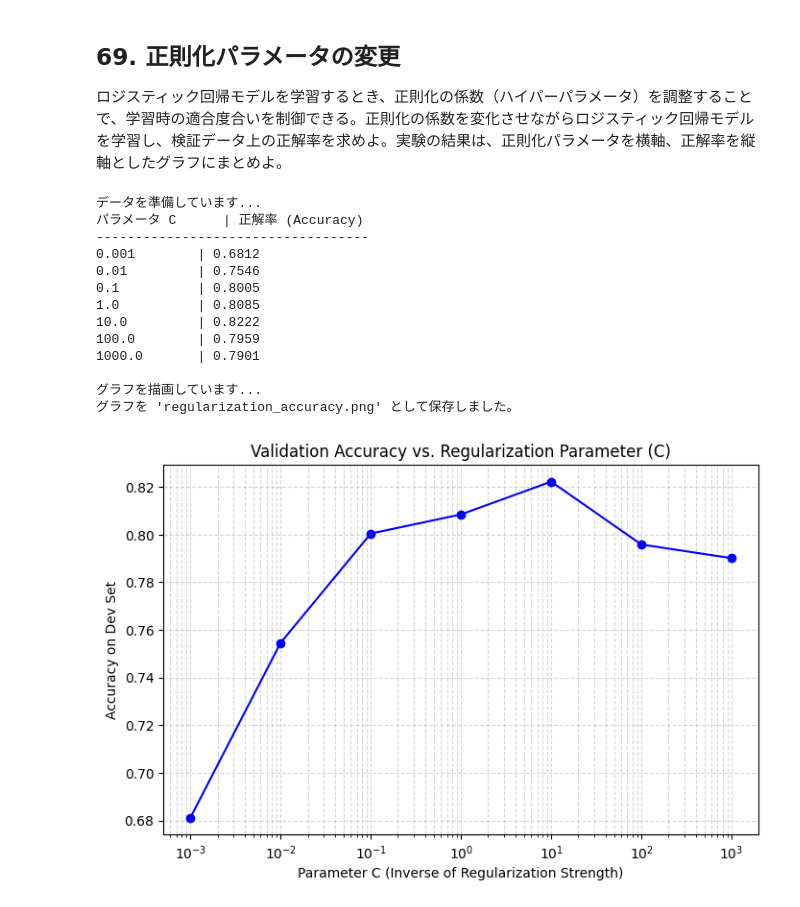
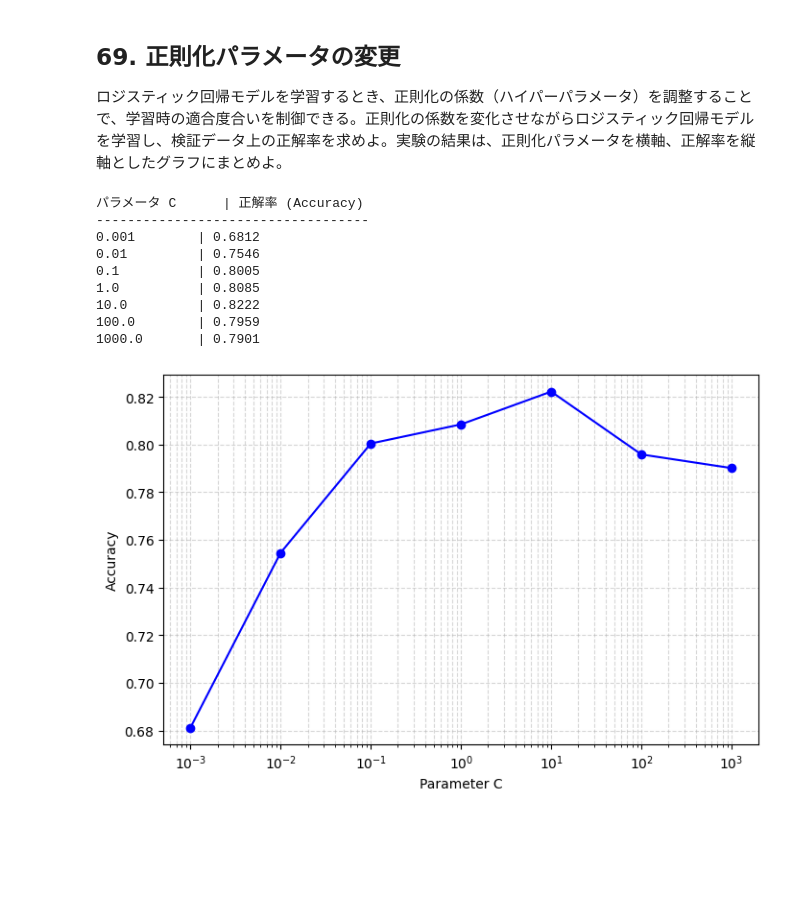
Before and after one commit to 291u7/nlp100_2025, a Jupyter notebook: ja/ch07.ipynb, the cells around one changed output. Saved outputs shown, nothing was run; the diff lists cells and outputs as text; code cells hidden in the pictures; blank space fills up the shorter version.

```diff
--- a/ja/ch07.ipynb
+++ b/ja/ch07.ipynb
@@ -563,20 +435,4 @@ def process_tsv_to_bow(file_path):
 # %%
-data_dir = "SST-2"
-train_path = os.path.join(data_dir, "train.tsv")
-dev_path = os.path.join(data_dir, "dev.tsv")
-
-# 1. データの読み込みとベクトル化
-print("データを準備しています...")
-train_data_list = process_tsv_to_bow(train_path)
-dev_data_list = process_tsv_to_bow(dev_path)
-
-vectorizer = DictVectorizer(sparse=True)
-X_train = vectorizer.fit_transform([d['feature'] for d in train_data_list])
-y_train = [d['label'] for d in train_data_list]
-
-X_dev = vectorizer.transform([d['feature'] for d in dev_data_list])
-y_dev = [d['label'] for d in dev_data_list]
-
 # 2. 実験する正則化パラメータ(C)のリストを設定（対数スケールで広く探索）
 c_values = [0.001, 0.01, 0.1, 1.0, 10.0, 100.0, 1000.0]
 accuracies = []
@@ -596,34 +452,7 @@ for c in c_values:
     accuracies.append(acc)
 
     print(f"{c:<12} | {acc:.4f}")
-
-print("\nグラフを描画しています...")
-
-# 4. matplotlibを用いてグラフを描画
-plt.figure(figsize=(8, 5))
-
-# マーカー付きの折れ線グラフ
-plt.plot(c_values, accuracies, marker='o', linestyle='-', color='b')
-
-# 横軸（パラメータ C）は桁数が大きく変わるため、対数スケール(log)に設定
-plt.xscale('log')
-
-# 日本語環境での文字化けを防ぐため、英語でラベルを設定
-plt.title('Validation Accuracy vs. Regularization Parameter (C)')
-plt.xlabel('Parameter C (Inverse of Regularization Strength)')
-plt.ylabel('Accuracy on Dev Set')
-
-# グリッド線を表示して見やすくする
-plt.grid(True, which="both", ls="--", alpha=0.5)
-
-# グラフの保存と表示
-plt.savefig("regularization_accuracy.png")
-print("グラフを 'regularization_accuracy.png' として保存しました。")
-
-# ウィンドウでグラフを表示（Jupyter等でも表示されます）
-plt.show()
 # %% [output]
-データを準備しています...
 パラメータ C      | 正解率 (Accuracy)
 -----------------------------------
 0.001        | 0.6812
@@ -633,7 +462,24 @@ plt.show()
 10.0         | 0.8222
 100.0        | 0.7959
 1000.0       | 0.7901
-
-グラフを描画しています...
-グラフを 'regularization_accuracy.png' として保存しました。
-[figure, removed]
+# %%
+# 4. matplotlibを用いてグラフを描画
+plt.figure(figsize=(8, 5))
+
+# マーカー付きの折れ線グラフ
+plt.plot(c_values, accuracies, marker='o', linestyle='-', color='b')
+
+# 横軸（パラメータ C）は桁数が大きく変わるため、対数スケール(log)に設定
+plt.xscale('log')
+
+# ラベルを設定
+plt.xlabel('Parameter C')
+plt.ylabel('Accuracy')
+
+# グリッド線を表示して見やすくする
+plt.grid(True, which="both", ls="--", alpha=0.5)
+
+# ウィンドウでグラフを表示
+plt.show()
+# %% [output]
+[figure, added]
```
Also changed, not shown: parts of 12 cells of this notebook.
